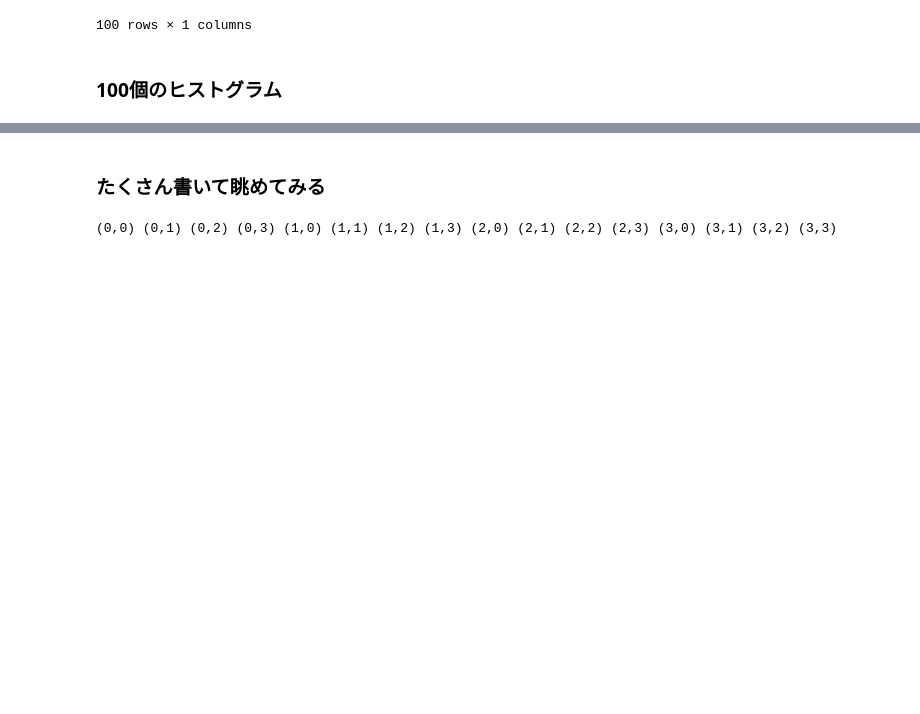
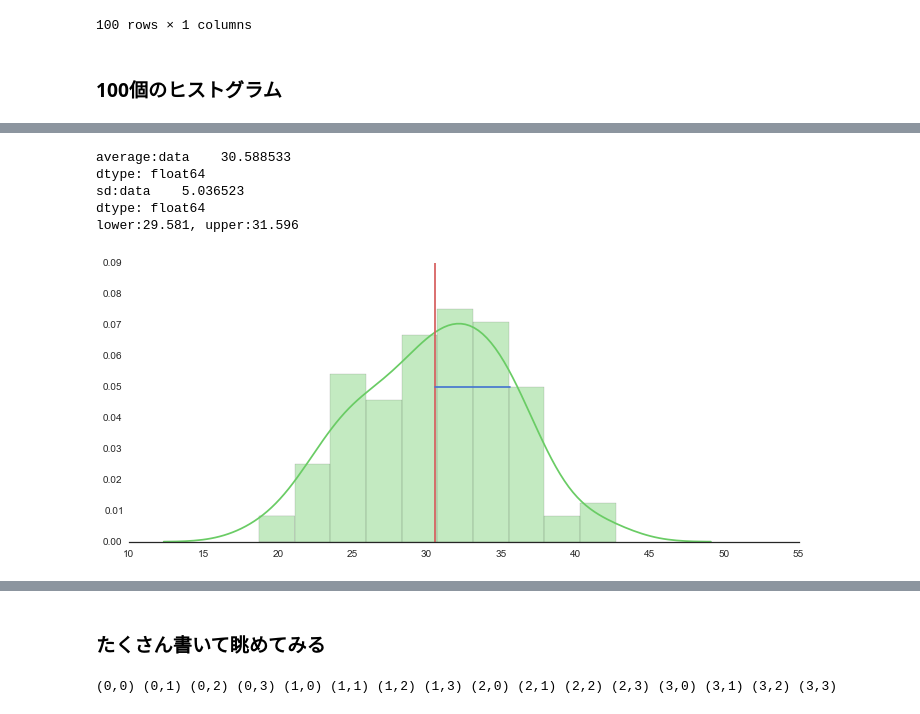
Before and after one commit to matsuken92/Qiita_Contents, a Jupyter notebook: statistics_lecture/Demonstration.ipynb, the cells around one changed output, grey strips where cells are left out. Cells and saved outputs as stored; diff of their text form; code cells hidden in the pictures; blank space fills up the shorter version.

```diff
--- a/statistics_lecture/Demonstration.ipynb
+++ b/statistics_lecture/Demonstration.ipynb
@@ -151,0 +163,27 @@ dtype: float64
+# %%
+f, axes = plt.subplots(1, 1, figsize=(12, 5), sharex=True)
+sns.despine(left=True)
+
+# Plot a kernel density estimate and rug plot
+sns.distplot(sample, hist=True, kde=True, rug=False, color="g", bins=10)
+
+# Calculate average
+n = len(sample)
+m = np.mean(sample)
+sd = np.sqrt(np.var(sample))
+print "average:{}".format(m)
+print "sd:{}".format(sd)
+print "lower:{0:.3f}, upper:{1:.3f}".format(float(m-2*sd/np.sqrt(n)), float(m+2*sd/np.sqrt(n)))
+
+plt.plot([m,m],[0,0.09], 'r')
+plt.plot([m,m+sd],[0.05,0.05], 'b')
+
+plt.xlim(10,55)
+plt.show()
+# %% [output]
+average:data    30.588533
+dtype: float64
+sd:data    5.036523
+dtype: float64
+lower:29.581, upper:31.596
+[figure, added]
```
Also changed, not shown: parts of 22 cells of this notebook.
